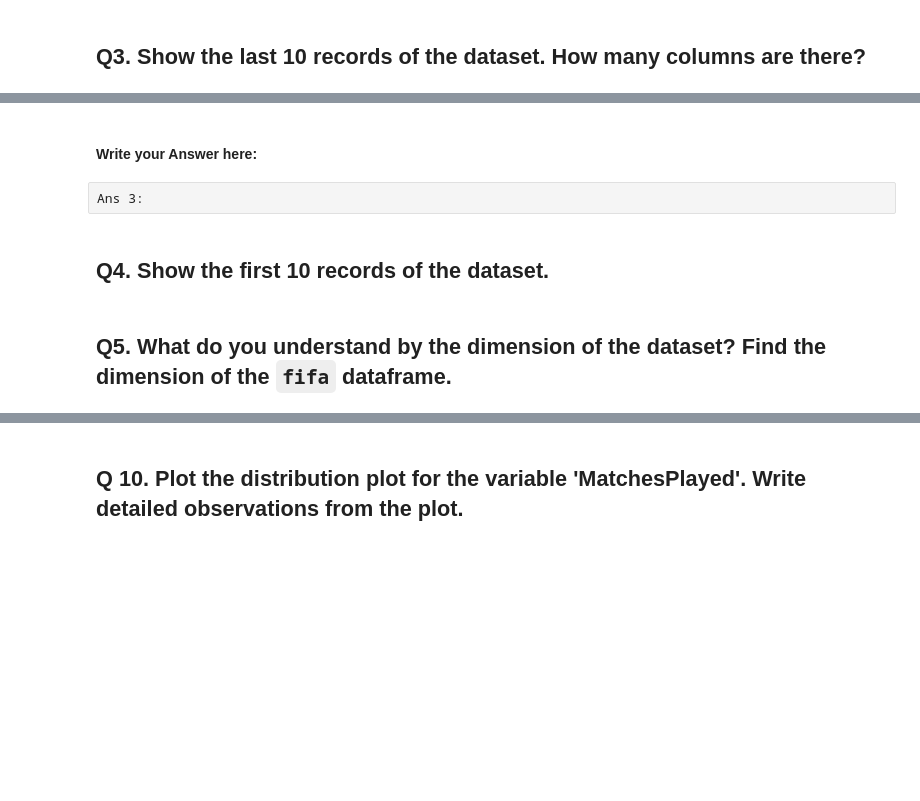
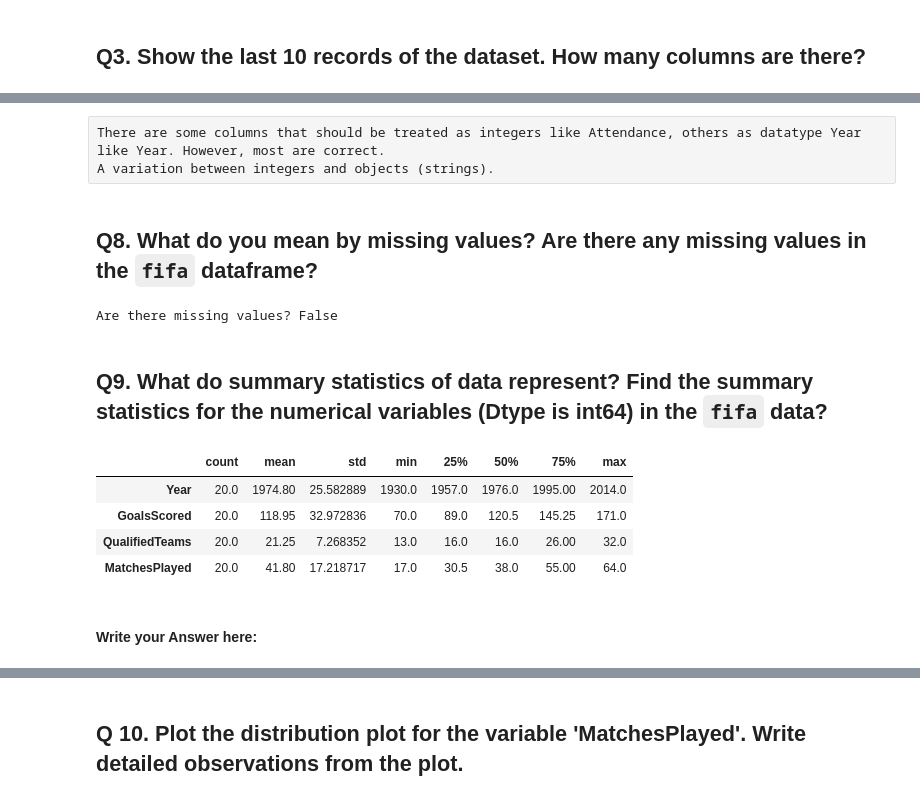
Before and after one commit to jpreyesm03/Data-Science-Fun-Projects, a Jupyter notebook: WorldCups/Question Notebook - FIFA World Cup Analysis.ipynb, the cells around one changed output, grey strips where cells are left out. Cells and saved outputs as stored; diff of their text form; code cells hidden in the pictures; blank space fills up the shorter version.

```diff
--- a/WorldCups/Question Notebook - FIFA World Cup Analysis.ipynb
+++ b/WorldCups/Question Notebook - FIFA World Cup Analysis.ipynb
@@ -87,6 +135,22 @@ fifa.tail(10)
+# %% [raw]
+There are some columns that should be treated as integers like Attendance, others as datatype Year like Year. However, most are correct.
+A variation between integers and objects (strings).
+# %% [markdown]
+## Q8. What do you mean by missing values? Are there any missing values in the `fifa` dataframe?
+# %%
+boolean_missing_values = fifa.isnull().values.any()
+print("Are there missing values?", boolean_missing_values)
+# %% [output]
+Are there missing values? False
+# %% [markdown]
+## Q9. What do summary statistics of data represent? Find the summary statistics for the numerical variables (Dtype is int64) in the `fifa` data?
+# %%
+fifa.describe().T
+# %% [output]
+|  | count | mean | std | min | 25% | 50% | 75% | max |
+| Year | 20.0 | 1974.80 | 25.582889 | 1930.0 | 1957.0 | 1976.0 | 1995.00 | 2014.0 |
+| GoalsScored | 20.0 | 118.95 | 32.972836 | 70.0 | 89.0 | 120.5 | 145.25 | 171.0 |
+| QualifiedTeams | 20.0 | 21.25 | 7.268352 | 13.0 | 16.0 | 16.0 | 26.00 | 32.0 |
+| MatchesPlayed | 20.0 | 41.80 | 17.218717 | 17.0 | 30.5 | 38.0 | 55.00 | 64.0 |
 # %% [markdown]
 #### Write your Answer here:
-# %% [raw]
-Ans 3:
-# %% [markdown]
-## Q4. Show the first 10 records of the dataset.
@@ -97,2 +156,0 @@ fifa.____()
-# %% [markdown]
-## Q5. What do you understand by the dimension of the dataset? Find the dimension of the `fifa` dataframe.
```
Also changed, not shown: parts of 35 cells of this notebook.
